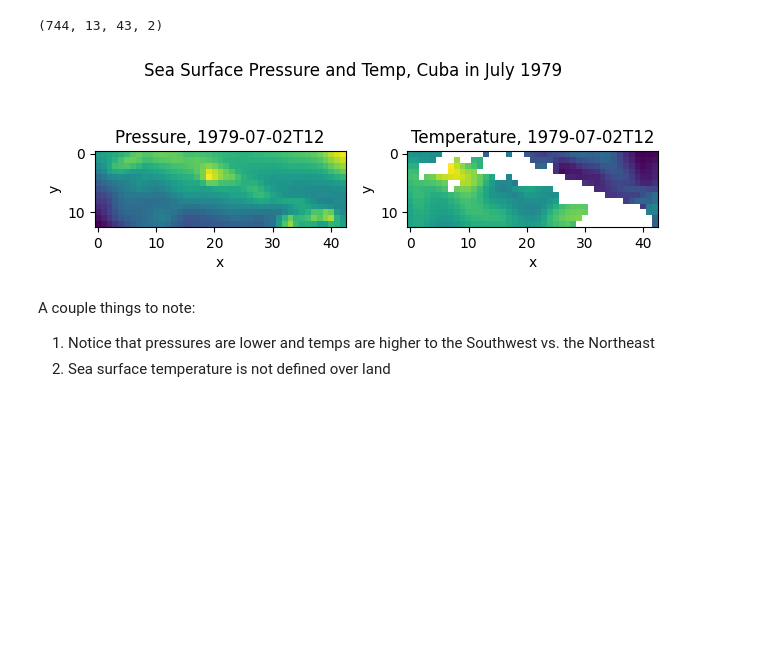
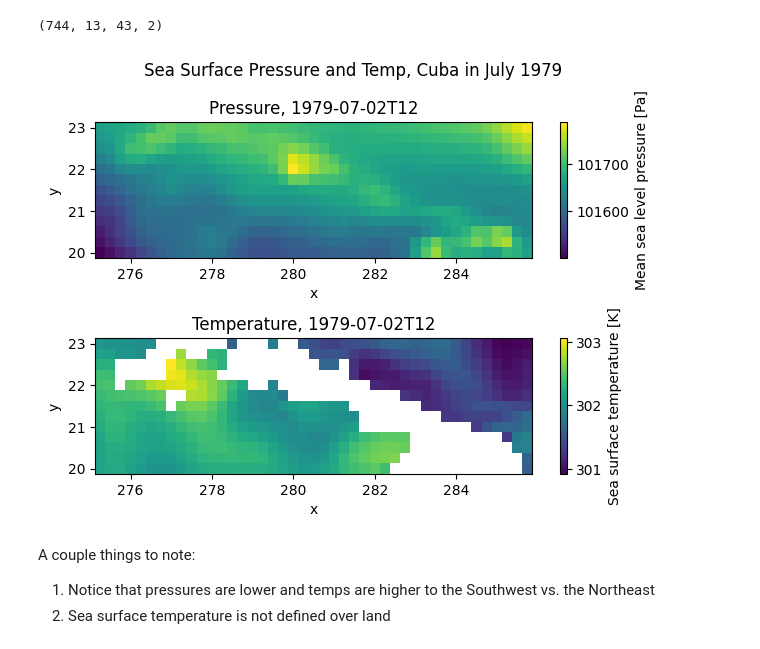
Before and after one commit to StevePny/DataAssimBench-Examples, a Jupyter notebook: examples/data_generators/4-era5-data-download.ipynb, the cells around one changed output. Cells and saved outputs as stored; diff of their text form; code cells hidden in the pictures; blank space fills up the shorter version.

```diff
--- a/examples/data_generators/4-era5-data-download.ipynb
+++ b/examples/data_generators/4-era5-data-download.ipynb
@@ -85,7 +81,7 @@ Let's load air pressure and sea surface temperature data over Cuba (the default
 cuba_loader = dab.data.GCP(variables = ['mean_sea_level_pressure', 'sea_surface_temperature'],
                        date_start='1979-07-01', date_end='1979-07-31'
                       )
-cuba_loader.load()
+cuba_sv = cuba_loader.load()
 # %% [markdown]
 Let's look at the shape of our data
 
@@ -100,17 +149,18 @@ print(cuba_loader.values_gridded.shape)
 (744, 13, 43, 2)
 # %%
 # Now let's plot sea surface temp and pressure next to each other in July
-fig, ax = plt.subplots(1, 2)
+fig, axs = plt.subplots(2, 1)
 fig.suptitle('Sea Surface Pressure and Temp, Cuba in July 1979')
-ax[0].imshow(cuba_loader.values_gridded[36, :, :, 0])
-ax[0].set_title('Pressure, ' + np.datetime_as_string(cuba_loader.times[36], unit='h')); ax[0].set_xlabel('x'); ax[0].set_ylabel('y')
-ax[1].imshow(cuba_loader.values_gridded[36, :, :, 1])
-ax[1].set_title('Temperature, ' + np.datetime_as_string(cuba_loader.times[36], unit='h')); ax[1].set_xlabel('x'); ax[1].set_ylabel('y')
+cuba_sv.isel(time=[36])['mean_sea_level_pressure'].plot(
+    x='longitude', y='latitude', ax=axs[0])
+axs[0].set_title('Pressure, ' + np.datetime_as_string(cuba_sv.time[36], unit='h')); axs[0].set_xlabel('x'); axs[0].set_ylabel('y')
+cuba_sv.isel(time=[36])['sea_surface_temperature'].plot(
+    x='longitude', y='latitude', ax=axs[1])
+axs[1].set_title('Temperature, ' + np.datetime_as_string(cuba_sv.time[36], unit='h')); axs[1].set_xlabel('x'); axs[1].set_ylabel('y')
 fig.tight_layout()
-fig.subplots_adjust(top=1.4)
 plt.show()
 # %% [output]
-[figure, old version]
+[figure, new version]
 # %% [markdown]
 A couple things to note:
 1. Notice that pressures are lower and temps are higher to the Southwest vs. the Northeast
```
Also changed, not shown: parts of 9 cells of this notebook, 1 other file.
